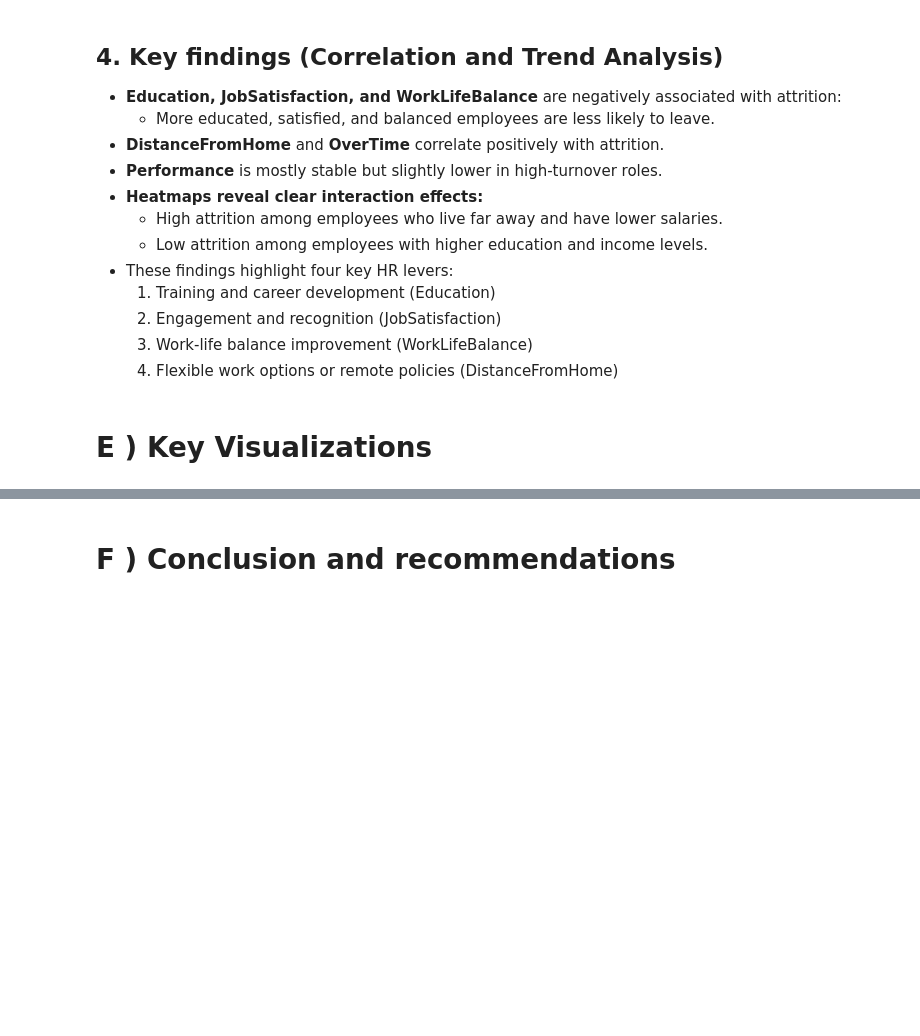
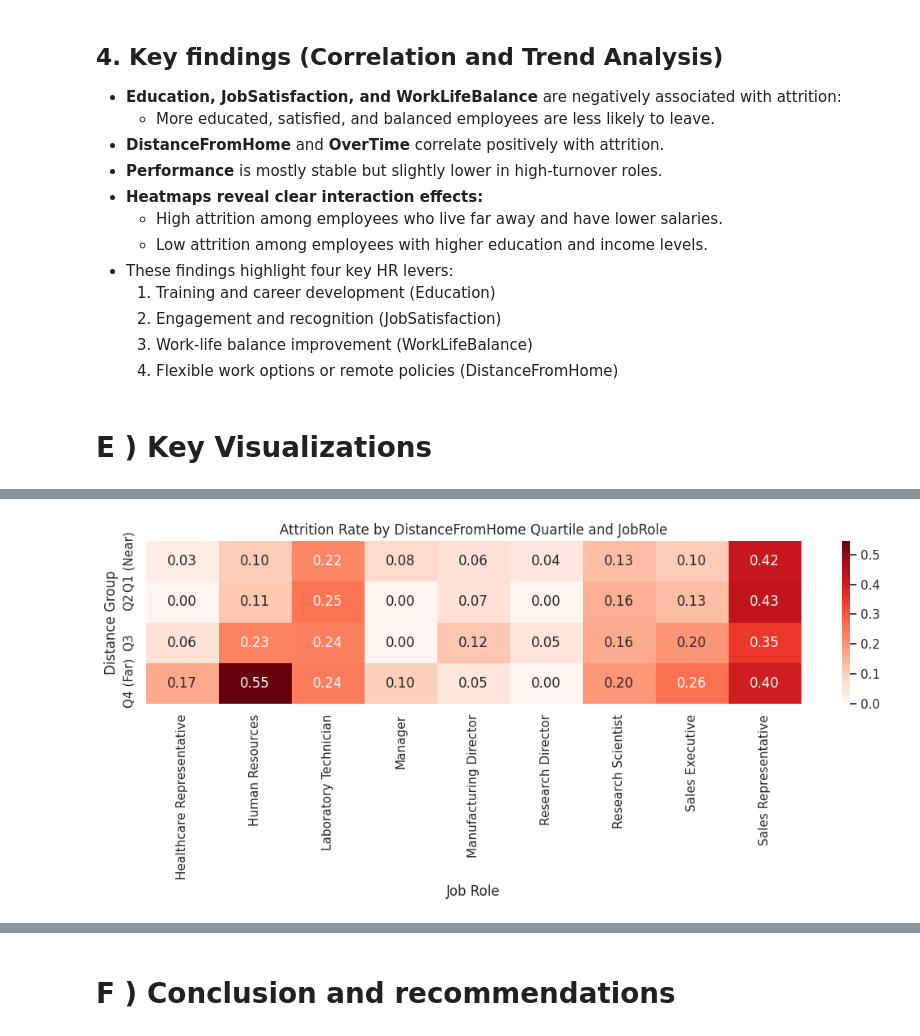
Before and after one commit to y-fares/PSTB-YCDynamics-Hackathon-1, a Jupyter notebook: yc_dynamics_hackathon1_subj3.ipynb, the cells around one changed output, grey strips where cells are left out. Cells and saved outputs as stored; diff of their text form; code cells hidden in the pictures; blank space fills up the shorter version.

```diff
--- a/yc_dynamics_hackathon1_subj3.ipynb
+++ b/yc_dynamics_hackathon1_subj3.ipynb
@@ -655,0 +753,17 @@ Attrition rate by Education and Income level:
+# %%
+if {"DistanceFromHome", "JobRole", "Attrition"}.issubset(df.columns):
+    # Create distance quartiles once (no overlap with your previous variable if it exists)
+    if "DistanceGroup" not in df.columns:
+        df["DistanceGroup"] = pd.qcut(df["DistanceFromHome"], q=4, labels=["Q1 (Near)", "Q2", "Q3", "Q4 (Far)"])
+    pivot_dist_role = pd.crosstab(df["DistanceGroup"], df["JobRole"],
+                                  values=df["Attrition"], aggfunc="mean").round(3)
+
+    plt.figure(figsize=(11,5))
+    sns.heatmap(pivot_dist_role, annot=True, fmt=".2f", cmap="Reds")
+    plt.title("Attrition Rate by DistanceFromHome Quartile and JobRole")
+    plt.ylabel("Distance Group")
+    plt.xlabel("Job Role")
+    plt.tight_layout()
+    plt.show()
+# %% [output]
+[figure, added]
```
Also changed, not shown: parts of 14 cells of this notebook.
